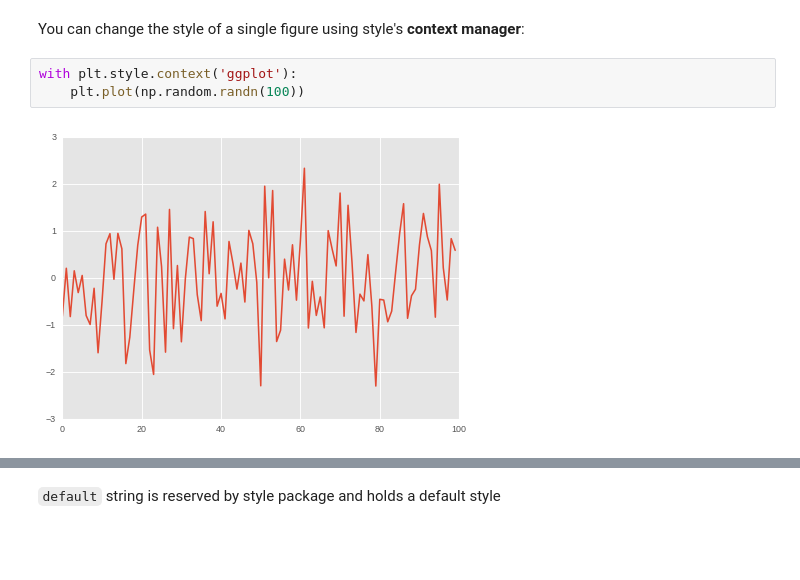
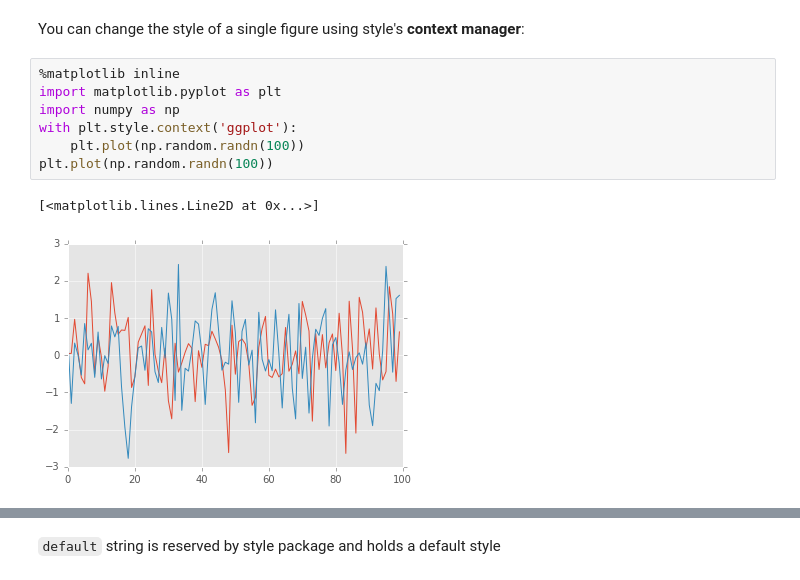
Before and after one commit to cmalliopoulos/PfBDAaML, a Jupyter notebook: matplotlib.ipynb, the cells around one changed output, grey strips where cells are left out. Saved outputs shown, nothing was run; the diff lists cells and outputs as text; blank space fills up the shorter version.

```diff
--- a/matplotlib.ipynb
+++ b/matplotlib.ipynb
@@ -164,10 +164,15 @@ plt.plot(np.random.randn(100))
 # %% [markdown]
 You can change the style of a single figure using style's __context manager__:
 # %%
+%matplotlib inline
+import matplotlib.pyplot as plt
+import numpy as np
 with plt.style.context('ggplot'):
     plt.plot(np.random.randn(100))
+plt.plot(np.random.randn(100))
 # %% [output]
+[<matplotlib.lines.Line2D at 0x...>]
-[figure, old version]
+[figure, new version]
 # %%
 # Resuming to the last global plotting style
 plt.plot(np.random.randn(100))
```
Also changed, not shown: parts of 3 cells of this notebook, 2 other files.
